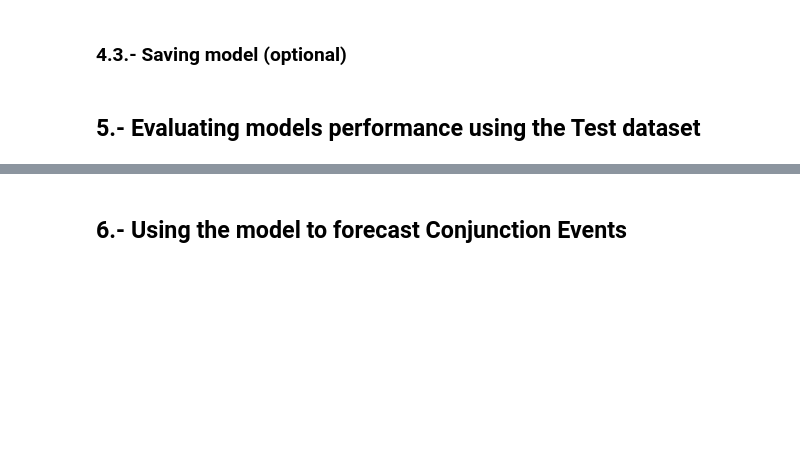
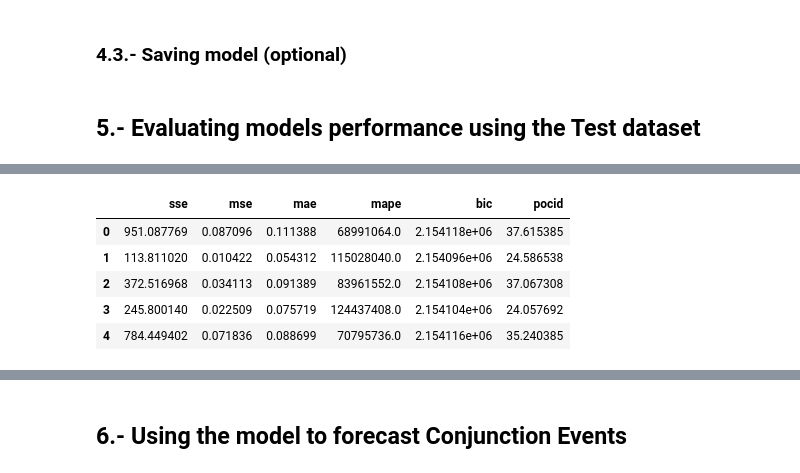
Before and after one commit to JJavierRosales/scapy, a Jupyter notebook: notebooks/users/01_get_started_cef.ipynb, the cells around one changed output, grey strips where cells are left out. Drawn from its saved outputs; the diff is of its cells as text; code cells hidden in the pictures; blank space fills up the shorter version.

```diff
--- a/notebooks/users/01_get_started_cef.ipynb
+++ b/notebooks/users/01_get_started_cef.ipynb
@@ -273 +349,11 @@ test_results = model.test(event_set = events_test,    # List of events for test
+# %%
+# Display performance scores on the test dataset
+display(test_results.head(5))
+# %% [output]
+|  | sse | mse | mae | mape | bic | pocid |
+| 0 | 951.087769 | 0.087096 | 0.111388 | 68991064.0 | 2.154118e+06 | 37.615385 |
+| 1 | 113.811020 | 0.010422 | 0.054312 | 115028040.0 | 2.154096e+06 | 24.586538 |
+| 2 | 372.516968 | 0.034113 | 0.091389 | 83961552.0 | 2.154108e+06 | 37.067308 |
+| 3 | 245.800140 | 0.022509 | 0.075719 | 124437408.0 | 2.154104e+06 | 24.057692 |
+| 4 | 784.449402 | 0.071836 | 0.088699 | 70795736.0 | 2.154116e+06 | 35.240385 |
 # %%
```
Also changed, not shown: parts of 16 cells of this notebook, 1 other file.
